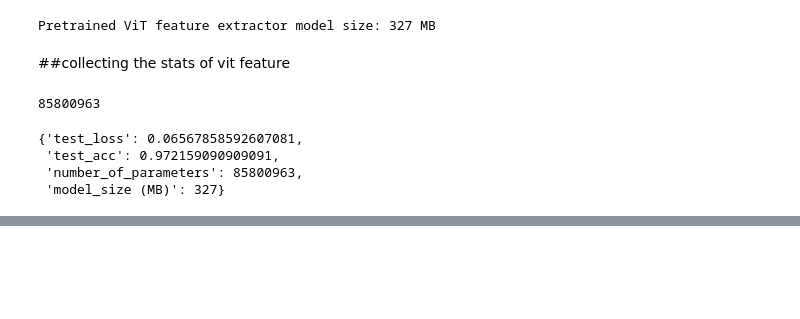
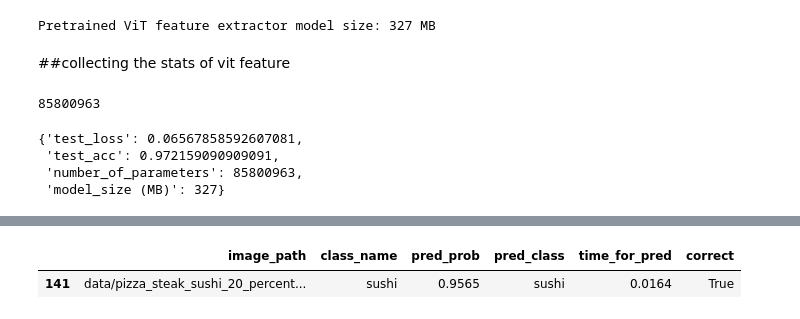
Before and after one commit to saim9211/DeepLearning, a Jupyter notebook: deployement_phase.ipynb, the cells around one changed output, grey strips where cells are left out. Saved outputs shown, nothing was run; the diff lists cells and outputs as text; code cells hidden in the pictures; blank space fills up the shorter version.

```diff
--- a/deployement_phase.ipynb
+++ b/deployement_phase.ipynb
@@ -421,0 +571,8 @@ vit_stats
+# %%
+vit_test_pred_dicts=pred_and_store(
+    model=vit,
+    paths=test_data_paths,
+    transform=vit_transforms,
+    class_names=class_names,
+    device=device
+)
@@ -421,0 +599,7 @@ vit_stats
+# %%
+import pandas as pd
+vit_test_pred_df=pd.DataFrame(vit_test_pred_dicts)
+vit_test_pred_df.sample()
+# %% [output]
+|  | image_path | class_name | pred_prob | pred_class | time_for_pred | correct |
+| 141 | data/pizza_steak_sushi_20_percent... | sushi | 0.9565 | sushi | 0.0164 | True |
```
Also changed, not shown: parts of 21 cells of this notebook.
